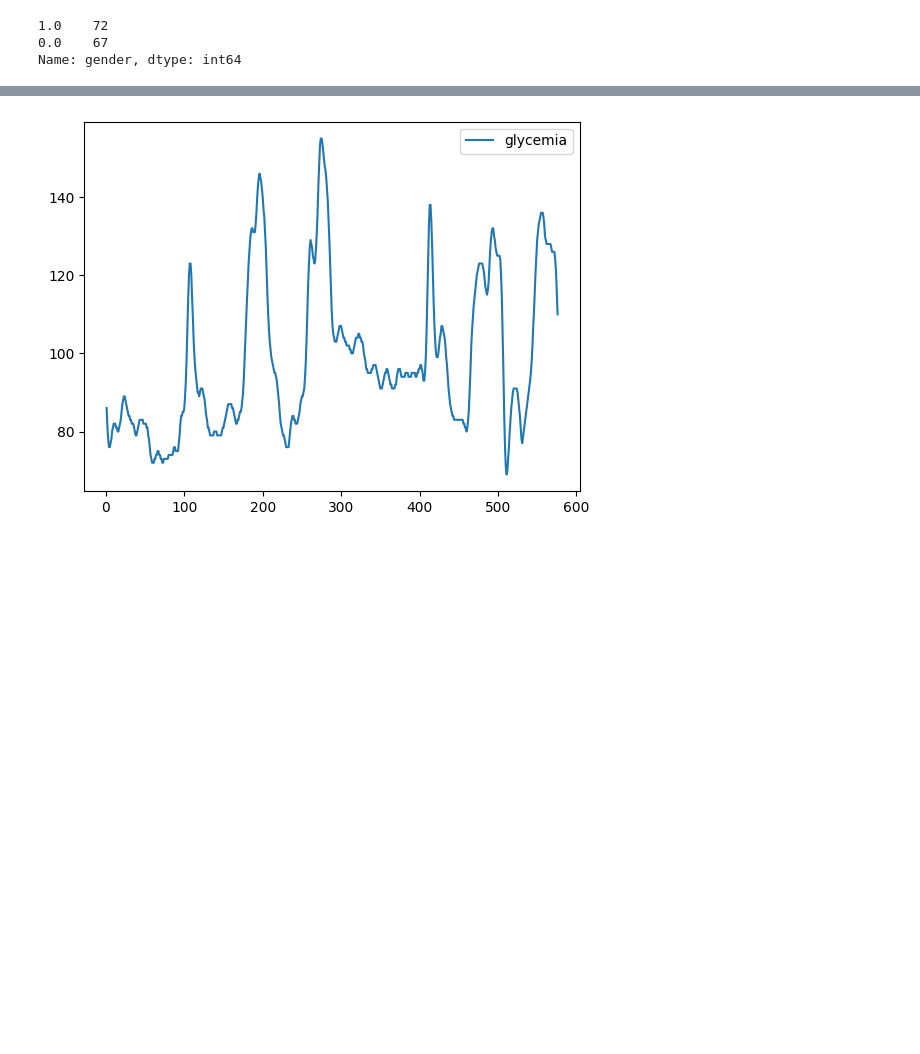
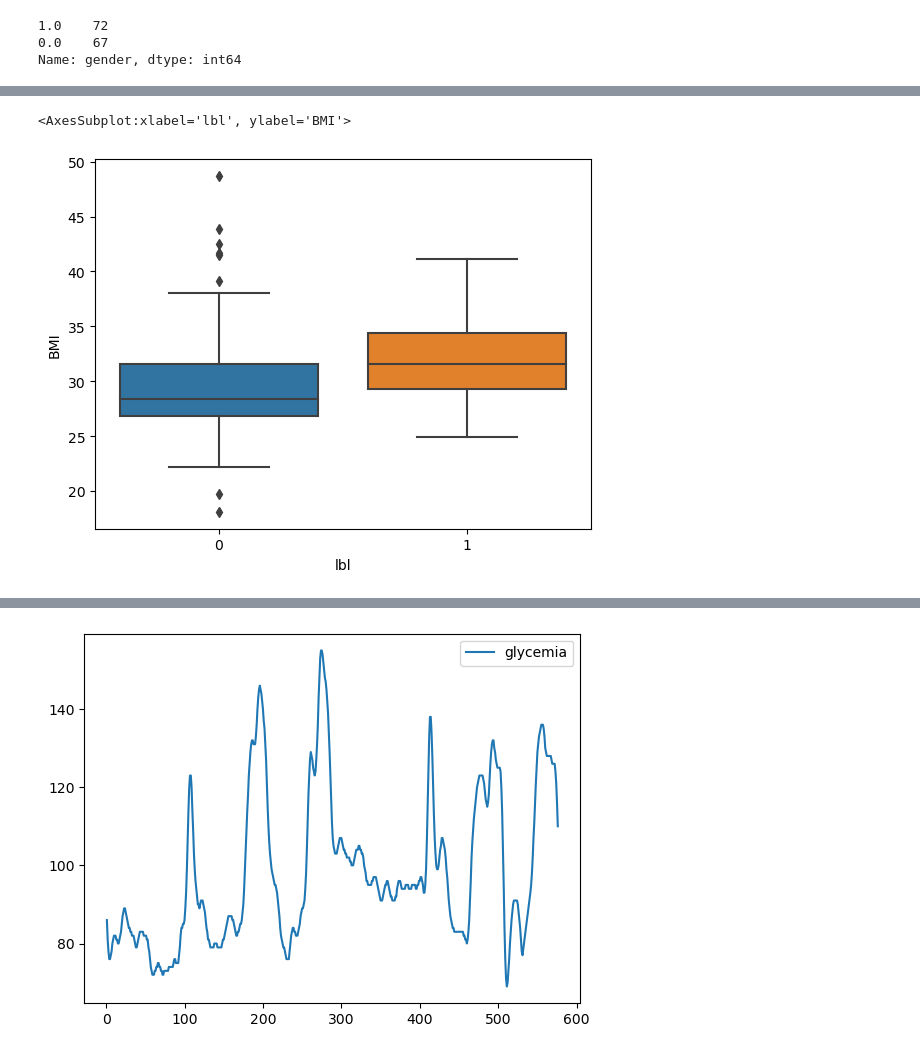
Before and after one commit to AlexandreChaussard/Datacamp-Project, a Jupyter notebook: DT2_starting_kit.ipynb, the cells around one changed output, grey strips where cells are left out. Drawn from its saved outputs; the diff is of its cells as text; code cells hidden in the pictures; blank space fills up the shorter version.

```diff
--- a/DT2_starting_kit.ipynb
+++ b/DT2_starting_kit.ipynb
@@ -88,0 +134,8 @@ etc...
+# %%
+data_biv = X_train.copy()
+data_biv["lbl"] = y_train.copy()
+# %%
+sns.boxplot(data = data_biv, x='lbl', y='BMI')
+# %% [output]
+<AxesSubplot:xlabel='lbl', ylabel='BMI'>
+[figure, added]
```
Also changed, not shown: parts of 20 cells of this notebook, 1 other file.
